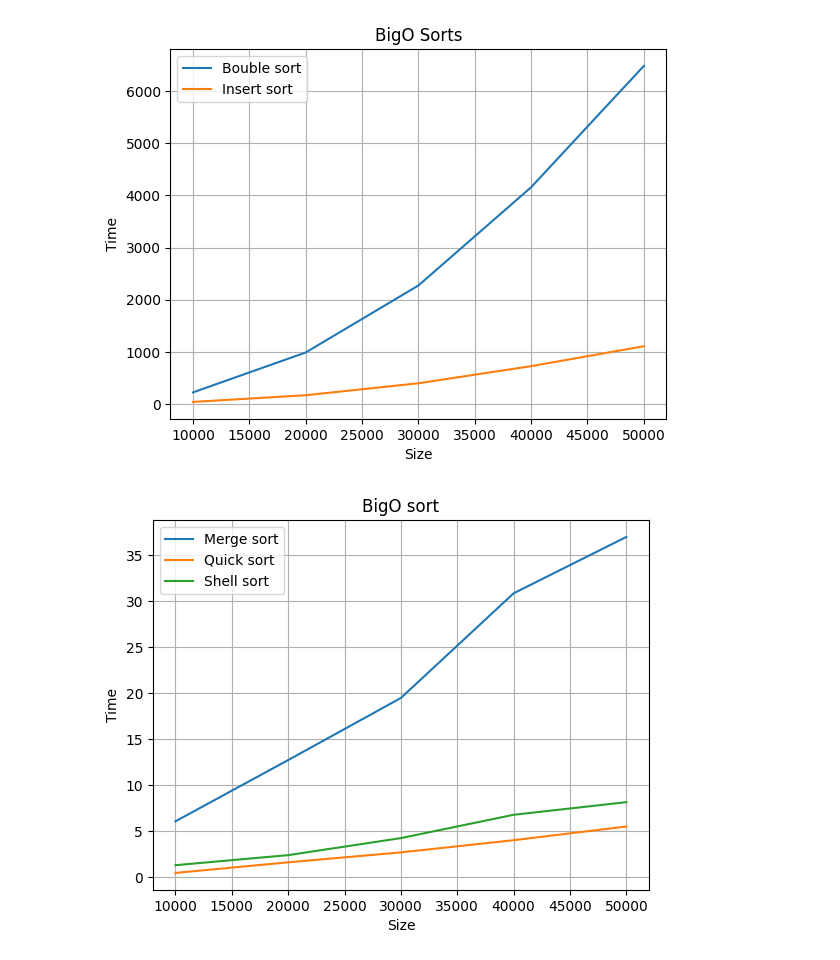
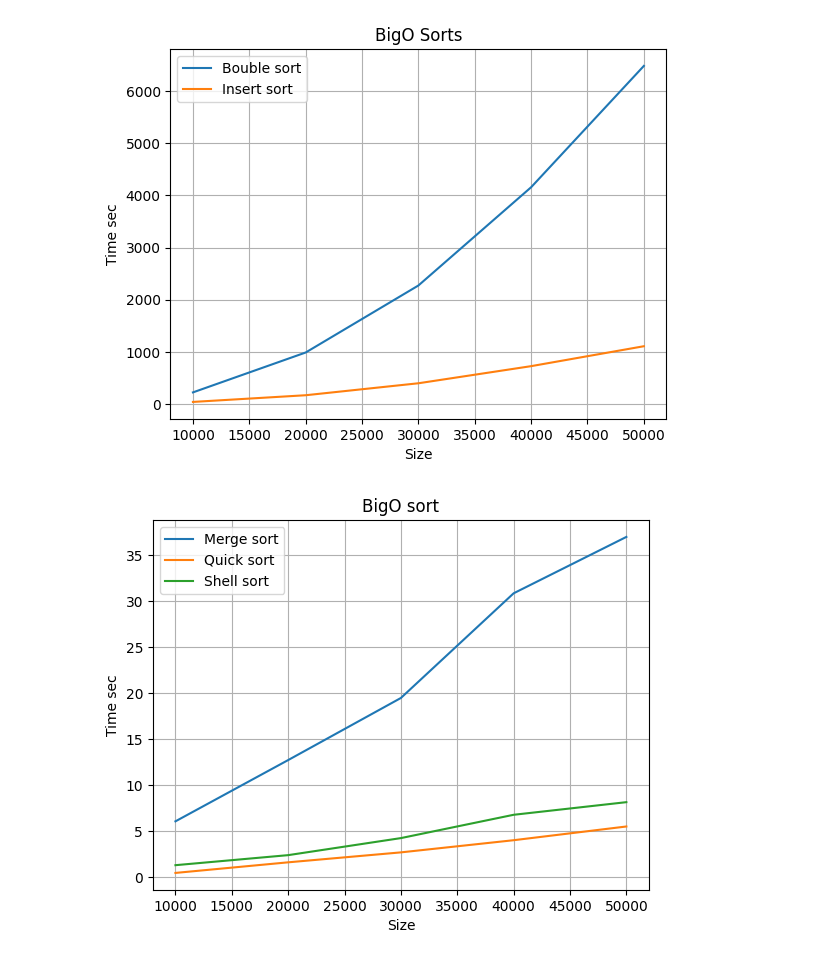
Before and after one commit to IgoninID/ArraysSAOD, a Jupyter notebook: Sorts.ipynb, the cells around one changed output. Cells and saved outputs as stored; diff of their text form; code cells hidden in the pictures.

```diff
--- a/Sorts.ipynb
+++ b/Sorts.ipynb
@@ -3,33 +3,33 @@
 # %%
 import matplotlib.pyplot as plt
 import matplotlib.pyplot as plt2
 
 x  = [10000, 20000, 30000, 40000, 50000]
 y1 = [224.17, 988.43, 2272.39, 4155.18, 6479.58]
 y2 = [41.51, 169.61, 398.94, 726.87, 1108.66]
 plt.plot(x, y1, label="Bouble sort")
 plt.plot(x, y2, label="Insert sort")
 
 plt.xlabel("Size")
-plt.ylabel("Time")
+plt.ylabel("Time sec")
 plt.title("BigO Sorts")
 plt.grid(1)
 plt.legend()
 plt.show()
 
 x2 = [10000, 20000, 30000, 40000, 50000]
 y3 = [6.07, 12.72, 19.46, 30.82, 36.94]
 y4 = [0.47, 1.62, 2.7, 4.02, 5.51]
 y5 = [1.31, 2.4, 4.25, 6.78, 8.15]
 plt2.plot(x2, y3, label="Merge sort")
 plt2.plot(x2, y4, label="Quick sort")
 plt2.plot(x2, y5, label="Shell sort")
 plt2.xlabel("Size")
-plt2.ylabel("Time")
+plt2.ylabel("Time sec")
 plt2.title("BigO sort")
 plt2.grid(1)
 plt2.legend()
 plt2.show()
 # %% [output]
-[figure, old version]
+[figure, new version]
-[figure, old version]
+[figure, new version]
```
